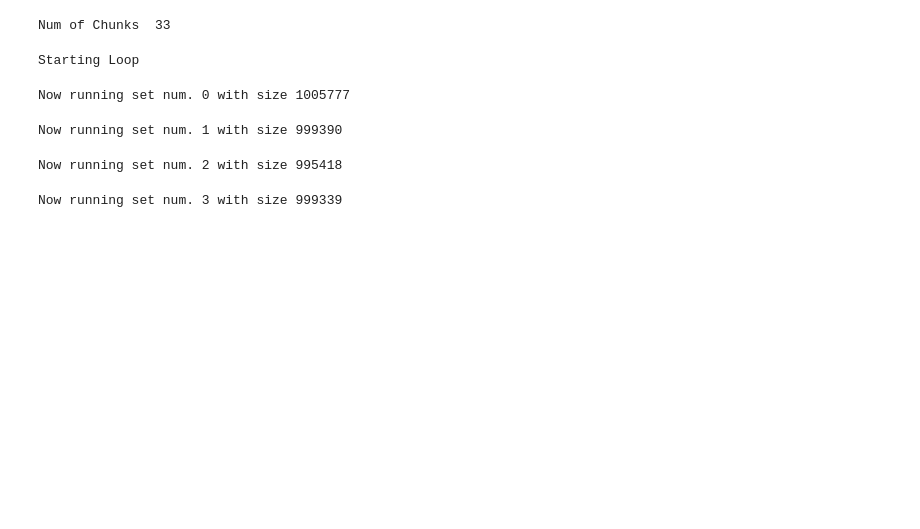
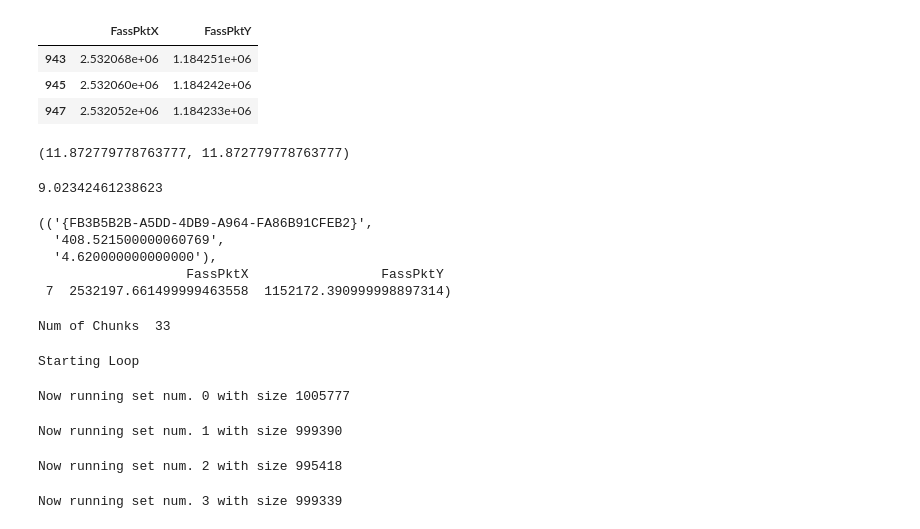
Before and after one commit to AdamSwietek/LUP_VisualCapital, a Jupyter notebook: notebooks/0_preprocessing/0_build_view_metrics.ipynb, the cells around one changed output. Cells and saved outputs as stored; diff of their text form; code cells hidden in the pictures; blank space fills up the shorter version.

```diff
--- a/notebooks/0_preprocessing/0_build_view_metrics.ipynb
+++ b/notebooks/0_preprocessing/0_build_view_metrics.ipynb
@@ -5,3 +5,13 @@ import pandas as pd
 import geopandas as gpd
 from tqdm import tqdm
 import env_intel_utils as eiutils
+# %%
+#GET UNIQUE ID_Gebs
+engine = sqlalchemy.create_engine('postgresql://postgres:123456@localhost/sdb_swiss_buildings')
+sql_query = '''
+            SELECT *
+            FROM public.viewpoint_visualshare
+            LIMIT 1000
+
+'''
+vsh = pd.read_sql(sql_query, engine.raw_connection())
@@ -7,0 +37,23 @@ import env_intel_utils as eiutils
+# %%
+id_geb = '{4A5B5774-ED3F-48ED-BE9A-C1239C40BFBD}'
+fz = "610.042483780343900"
+grad = "132.580000000000013"
+
+g = vsh.query('ID_Geb == @id_geb').query('FassPktZ==@fz').query('Grad == @grad')
+# %%
+g = gpd.GeoDataFrame([g.FassPktX.astype(float), g.FassPktY.astype(float)]).T
+# %%
+g#.loc[988,:].values
+# %% [output]
+|  | FassPktX | FassPktY |
+| 943 | 2.532068e+06 | 1.184251e+06 |
+| 945 | 2.532060e+06 | 1.184242e+06 |
+| 947 | 2.532052e+06 | 1.184233e+06 |
+# %%
+np.linalg.norm(g.iloc[0,:].values-g.iloc[1,:].values),np.linalg.norm(g.iloc[1,:].values-g.iloc[2,:].values)
+# %% [output]
+(11.872779778763777, 11.872779778763777)
+# %%
+np.linalg.norm(g.loc[988,:].values-g.loc[990,:].values)
+# %% [output]
+9.02342461238623
@@ -8,3 +63,11 @@ import env_intel_utils as eiutils
+# %%
+gg
+# %% [output]
+(('{FB3B5B2B-A5DD-4DB9-A964-FA86B91CFEB2}',
+  '408.521500000060769',
+  '4.620000000000000'),
+                   FassPktX                 FassPktY
+ 7  2532197.661499999463558  1152172.390999998897314)
 # %%
 #GET UNIQUE ID_Gebs
 engine = sqlalchemy.create_engine('postgresql://postgres:123456@localhost/sdb_swiss_buildings')
```
Also changed, not shown: parts of 4 cells of this notebook, 3 other files.
